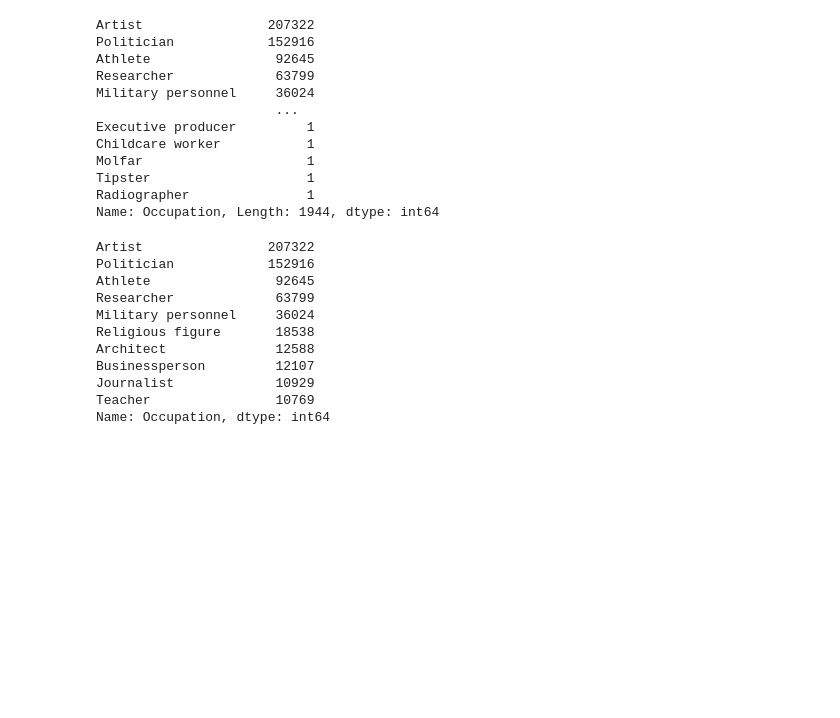
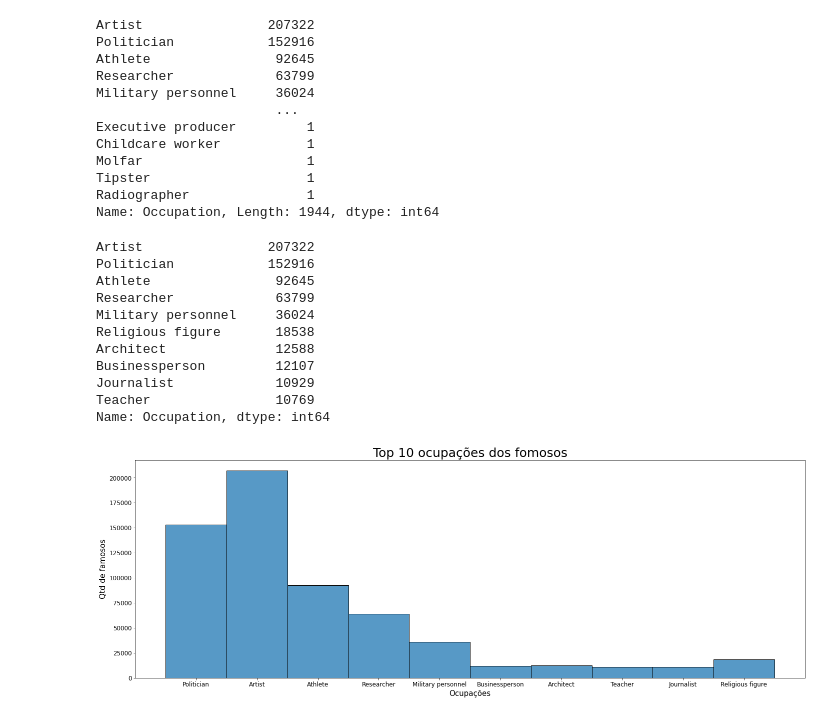
Before and after one commit to alvesgabriel/lets-code-analytics-modulo-1, a Jupyter notebook: occupation.ipynb, the cells around one changed output. Saved outputs shown, nothing was run; the diff lists cells and outputs as text; code cells hidden in the pictures; blank space fills up the shorter version.

Commit message:
add graphic top 10 famous occupation

```diff
--- a/occupation.ipynb
+++ b/occupation.ipynb
@@ -114,3 +114,30 @@ Businessperson         12107
 Journalist             10929
 Teacher                10769
 Name: Occupation, dtype: int64
+# %%
+# Ajustando o tamanho da Figura
+
+plt.figure(figsize = (24, 8)) ## Tamanho da figura em polegadas
+
+df_occupation = df[df.Occupation.isin(top_occupation.index)]
+sns.histplot(df_occupation, x=df_occupation.Occupation)
+
+# Coloca o titulo
+plt.title('Top 10 ocupações dos fomosos', fontsize = 25)
+
+# Titulo para eixo X
+plt.xlabel('Ocupações', fontsize=15)
+
+# Titulo para eixo Y
+plt.ylabel('Qtd de famosos', fontsize=15)
+
+# Tamanho da fonte da grade X
+plt.xticks(fontsize = 12)
+
+# Tamanho da fonte da grade Y
+plt.yticks(fontsize = 12)
+
+# Mostra o nosso Gráfico
+plt.show()
+# %% [output]
+[figure, added]
```
